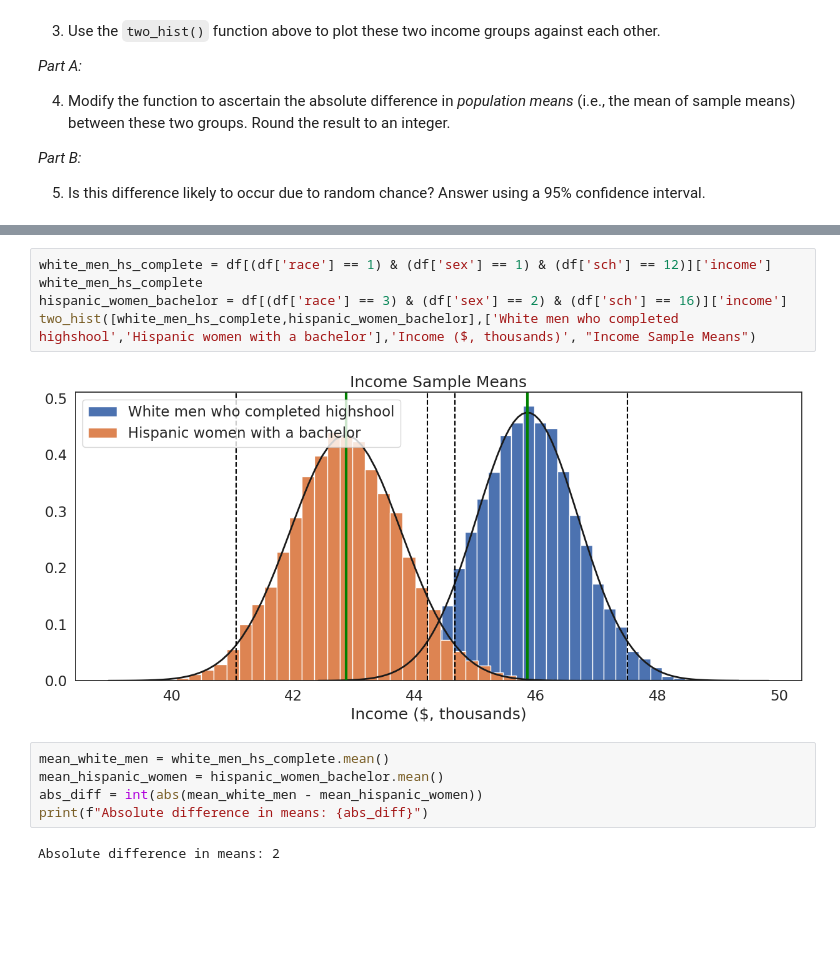
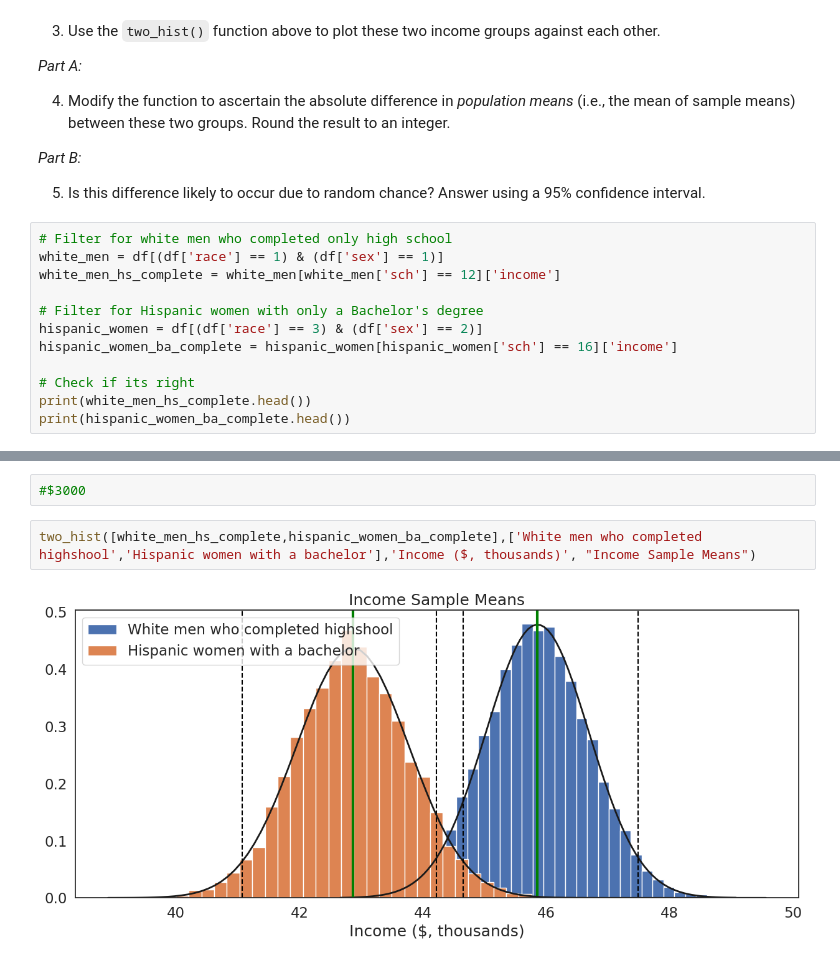
Before and after one commit to yoko-37458/QM2, a Jupyter notebook: Workshop 5.ipynb, the cells around one changed output, grey strips where cells are left out. Drawn from its saved outputs; the diff is of its cells as text; blank space fills up the shorter version.

```diff
--- a/Workshop 5.ipynb
+++ b/Workshop 5.ipynb
@@ -539,3 +539,15 @@ Intersectionality is an important consideration when thinking about inequality.
 *Part B:*
 
 5. Is this difference likely to occur due to random chance? Answer using a 95% confidence interval.
+# %%
+# Filter for white men who completed only high school
+white_men = df[(df['race'] == 1) & (df['sex'] == 1)]
+white_men_hs_complete = white_men[white_men['sch'] == 12]['income']
+
+# Filter for Hispanic women with only a Bachelor's degree
+hispanic_women = df[(df['race'] == 3) & (df['sex'] == 2)]
+hispanic_women_ba_complete = hispanic_women[hispanic_women['sch'] == 16]['income']
+
+# Check if its right
+print(white_men_hs_complete.head())
+print(hispanic_women_ba_complete.head())
@@ -542,14 +581,6 @@ Intersectionality is an important consideration when thinking about inequality.
+# %%
+#$3000
 # %%
-white_men_hs_complete = df[(df['race'] == 1) & (df['sex'] == 1) & (df['sch'] == 12)]['income']
-white_men_hs_complete
-hispanic_women_bachelor = df[(df['race'] == 3) & (df['sex'] == 2) & (df['sch'] == 16)]['income']
-two_hist([white_men_hs_complete,hispanic_women_bachelor],['White men who completed highshool','Hispanic women with a bachelor'],'Income ($, thousands)', "Income Sample Means")
+two_hist([white_men_hs_complete,hispanic_women_ba_complete],['White men who completed highshool','Hispanic women with a bachelor'],'Income ($, thousands)', "Income Sample Means")
 # %% [output]
-[figure, old version]
+[figure, new version]
-# %%
-mean_white_men = white_men_hs_complete.mean()
-mean_hispanic_women = hispanic_women_bachelor.mean()
-abs_diff = int(abs(mean_white_men - mean_hispanic_women))
-print(f"Absolute difference in means: {abs_diff}")
-# %% [output]
-Absolute difference in means: 2
```
Also changed, not shown: parts of 10 cells of this notebook.
